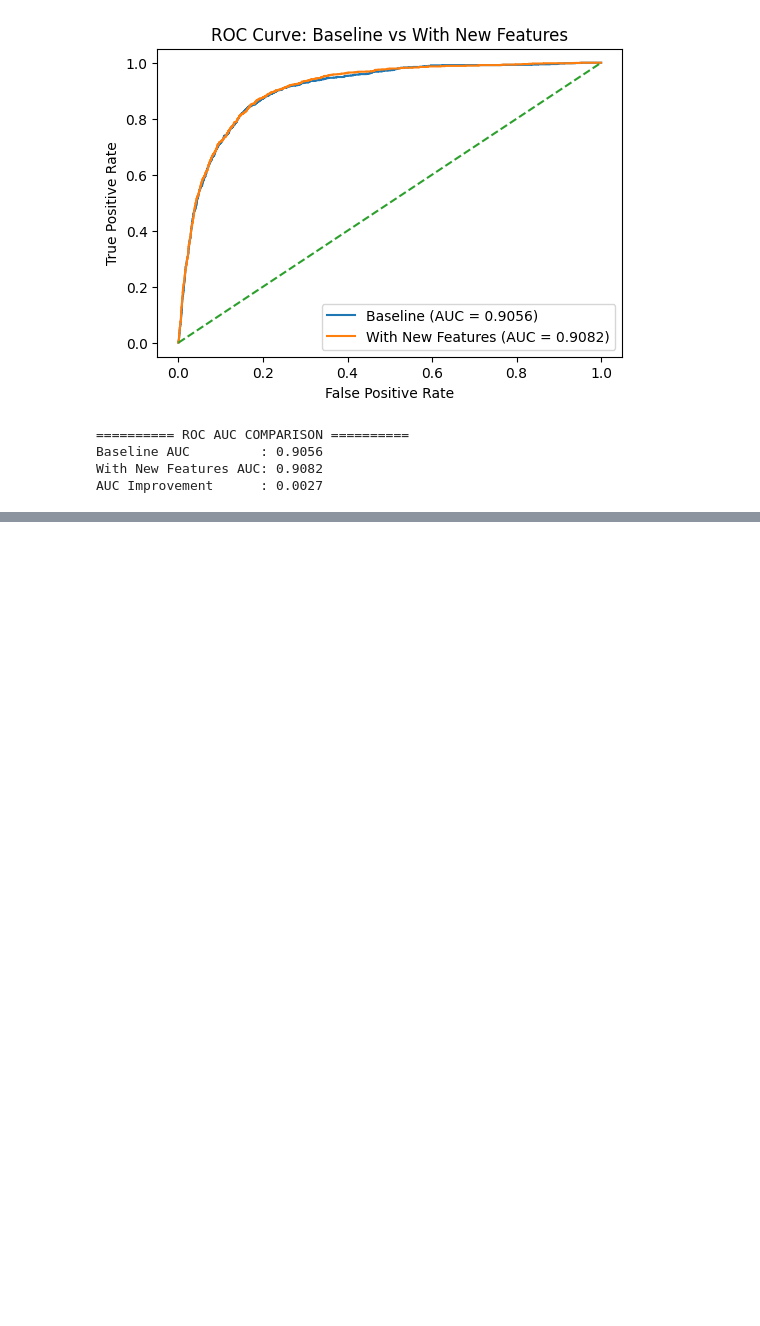
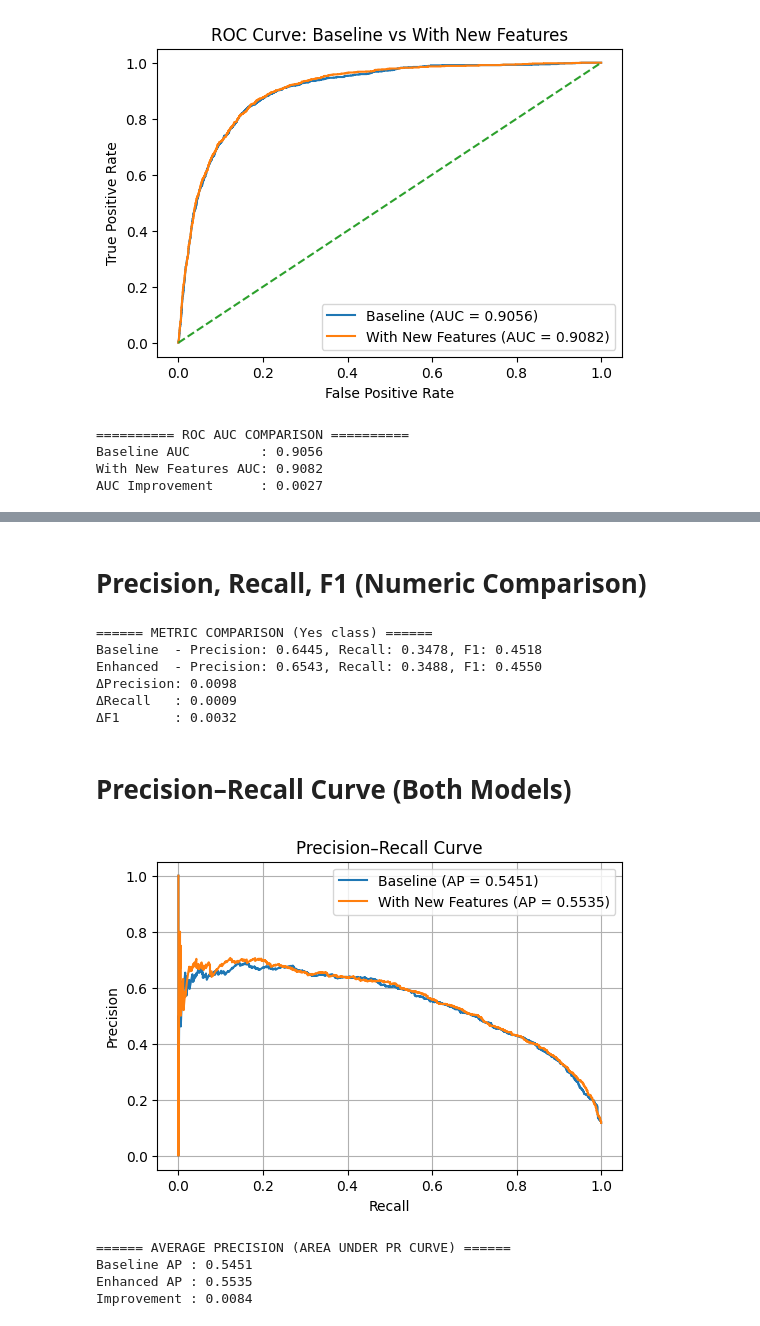
Before and after one commit to gulshan0201/DATA-Science, a Jupyter notebook: Project_ML.ipynb, the cells around one changed output, grey strips where cells are left out. Saved outputs shown, nothing was run; the diff lists cells and outputs as text; code cells hidden in the pictures; blank space fills up the shorter version.

```diff
--- a/Project_ML.ipynb
+++ b/Project_ML.ipynb
@@ -371,0 +451,64 @@ AUC Improvement      : 0.0027
+# %% [markdown]
+# Precision, Recall, F1 (Numeric Comparison)
+# %%
+from sklearn.metrics import precision_score, recall_score, f1_score
+
+# Baseline
+precision_base = precision_score(y_test_bin, y_pred_base_bin)
+recall_base = recall_score(y_test_bin, y_pred_base_bin)
+f1_base = f1_score(y_test_bin, y_pred_base_bin)
+
+# Enhanced
+precision_eng = precision_score(y_test_eng_bin, y_pred_eng_bin)
+recall_eng = recall_score(y_test_eng_bin, y_pred_eng_bin)
+f1_eng = f1_score(y_test_eng_bin, y_pred_eng_bin)
+
+print("====== METRIC COMPARISON (Yes class) ======")
+print(f"Baseline  - Precision: {precision_base:.4f}, Recall: {recall_base:.4f}, F1: {f1_base:.4f}")
+print(f"Enhanced  - Precision: {precision_eng:.4f}, Recall: {recall_eng:.4f}, F1: {f1_eng:.4f}")
+print(f"ΔPrecision: {precision_eng - precision_base:.4f}")
+print(f"ΔRecall   : {recall_eng - recall_base:.4f}")
+print(f"ΔF1       : {f1_eng - f1_base:.4f}")
+# %% [output]
+====== METRIC COMPARISON (Yes class) ======
+Baseline  - Precision: 0.6445, Recall: 0.3478, F1: 0.4518
+Enhanced  - Precision: 0.6543, Recall: 0.3488, F1: 0.4550
+ΔPrecision: 0.0098
+ΔRecall   : 0.0009
+ΔF1       : 0.0032
+# %% [markdown]
+# Precision–Recall Curve (Both Models)
+# %%
+from sklearn.metrics import precision_recall_curve, average_precision_score
+
+# Probabilities
+y_prob_base = clf_baseline.predict_proba(X_test)[:, 1]
+y_prob_eng = clf_eng.predict_proba(X_test_eng)[:, 1]
+
+# PR curves
+prec_base, rec_base, _ = precision_recall_curve(y_test_bin, y_prob_base)
+prec_eng, rec_eng, _ = precision_recall_curve(y_test_eng_bin, y_prob_eng)
+
+ap_base = average_precision_score(y_test_bin, y_prob_base)
+ap_eng = average_precision_score(y_test_eng_bin, y_prob_eng)
+
+plt.figure(figsize=(6,4))
+plt.plot(rec_base, prec_base, label=f"Baseline (AP = {ap_base:.4f})")
+plt.plot(rec_eng, prec_eng, label=f"With New Features (AP = {ap_eng:.4f})")
+plt.xlabel("Recall")
+plt.ylabel("Precision")
+plt.title("Precision–Recall Curve")
+plt.legend()
+plt.grid(True)
+plt.show()
+
+print("====== AVERAGE PRECISION (AREA UNDER PR CURVE) ======")
+print(f"Baseline AP : {ap_base:.4f}")
+print(f"Enhanced AP : {ap_eng:.4f}")
+print(f"Improvement : {ap_eng - ap_base:.4f}")
+# %% [output]
+[figure, added]
+====== AVERAGE PRECISION (AREA UNDER PR CURVE) ======
+Baseline AP : 0.5451
+Enhanced AP : 0.5535
+Improvement : 0.0084
```
Also changed, not shown: parts of 6 cells of this notebook.
